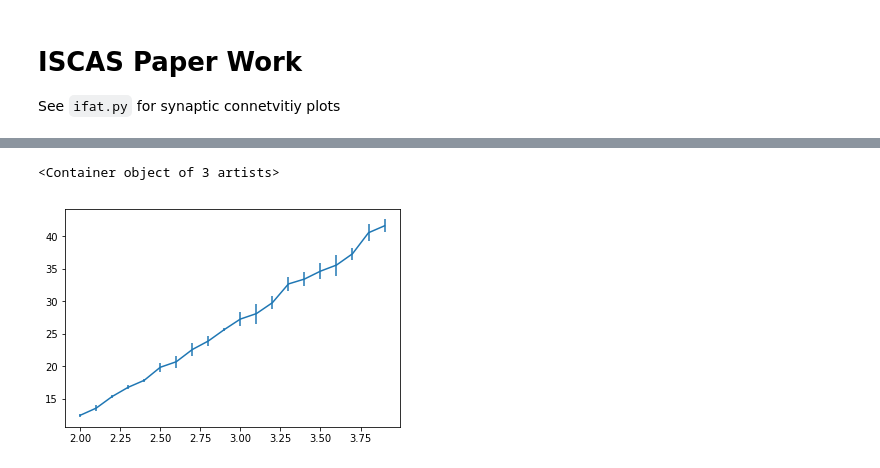
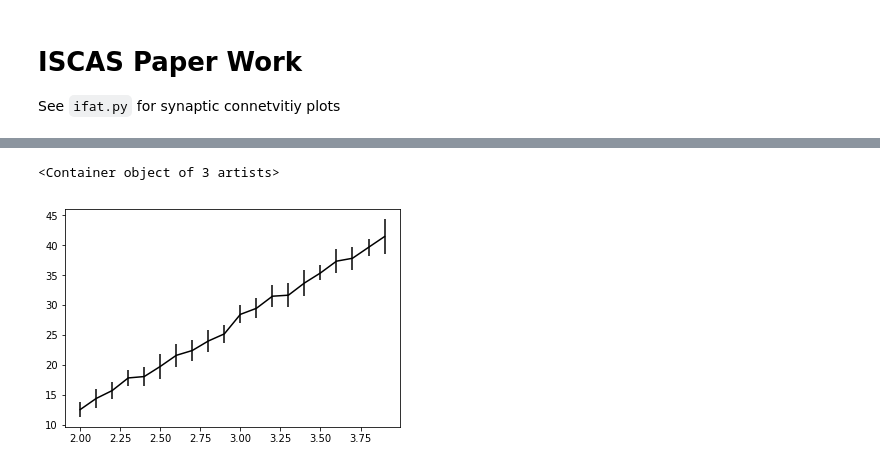
Before and after one commit to acellon/ifat-py, a Jupyter notebook: iscas-ifat.ipynb, the cells around one changed output, grey strips where cells are left out. Saved outputs shown, nothing was run; the diff lists cells and outputs as text; code cells hidden in the pictures.

```diff
--- a/iscas-ifat.ipynb
+++ b/iscas-ifat.ipynb
@@ -247,0 +159,6 @@ Starting simulation at t=0. s for a duration of 8. s
+# %%
+#rateOuts = zeros((4,20))
+eRates00 = []; eRates00b = []; eRates00c = []
+eRates15 = []; eRates15b = []; eRates15c = []
+eRates31 = []; eRates31b = []; eRates31c = []
+eRates47 = []; eRates47b = []; eRates47c = []
@@ -292 +229,25 @@ for i in range(20):
+# %%
+smooth_width = 1000*ms
+
+sig_shape = shape(eRates00)
+avgRate = zeros(sig_shape)
+avgRateB = zeros(sig_shape)
+avgRateC = zeros(sig_shape)
+
+for i in range(sig_shape[0]):
+    avgRate[i,:]  = eRates00[i]#.smooth_rate(width=smooth_width)
+    avgRate[i,:] += eRates15[i]#.smooth_rate(width=smooth_width)
+    avgRate[i,:] += eRates31[i]#.smooth_rate(width=smooth_width)
+    avgRate[i,:] += eRates47[i]#.smooth_rate(width=smooth_width)
+    avgRate[i,:] = avgRate[i,:]/4
+    avgRateB[i,:]  = eRates00b[i]#.smooth_rate(width=smooth_width)
+    avgRateB[i,:] += eRates15b[i]#.smooth_rate(width=smooth_width)
+    avgRateB[i,:] += eRates31b[i]#.smooth_rate(width=smooth_width)
+    avgRateB[i,:] += eRates47b[i]#.smooth_rate(width=smooth_width)
+    avgRateB[i,:] = avgRateB[i,:]/4
+    avgRateC[i,:]  = eRates00c[i]#.smooth_rate(width=smooth_width)
+    avgRateC[i,:] += eRates15c[i]#.smooth_rate(width=smooth_width)
+    avgRateC[i,:] += eRates31c[i]#.smooth_rate(width=smooth_width)
+    avgRateC[i,:] += eRates47c[i]#.smooth_rate(width=smooth_width)
+    avgRateC[i,:] = avgRateC[i,:]/4
 # %%
@@ -316,0 +271,8 @@ stdRates  = np.std(avgRate[:,15000:65000], axis=1)
+# %%
+cut_start = 20000; cut_stop = 60000
+meanRates = np.mean(avgRate[:,cut_start:cut_stop], axis=1)
+stdRates  = np.std(avgRate[:,cut_start:cut_stop], axis=1)
+meanRatesB = np.mean(avgRateB[:,cut_start:cut_stop], axis=1)
+stdRatesB  = np.std(avgRateB[:,cut_start:cut_stop], axis=1)
+meanRatesC = np.mean(avgRateC[:,cut_start:cut_stop], axis=1)
+stdRatesC  = np.std(avgRateC[:,cut_start:cut_stop], axis=1)
@@ -317,6 +287,10 @@ stdRates  = np.std(avgRate[:,15000:65000], axis=1)
+# %%
+totAvgRate = (avgRate + avgRateB + avgRateC)/3.0
+meanRatesTotal = np.mean(totAvgRate[:,cut_start:cut_stop], axis=1)
+stdRatesTotal = np.std(totAvgRate[:,cut_start:cut_stop], axis=1)
 # %%
 ax = gca()
-ax.errorbar(poissonRates/1000, meanRates, yerr=stdRates)
+ax.errorbar(poissonRates/1000, meanRatesTotal, yerr=stdRatesTotal, color='k')
 # %% [output]
 <Container object of 3 artists>
-[figure, old version]
+[figure, new version]
```
Also changed, not shown: parts of 16 cells of this notebook, 1 other file.
